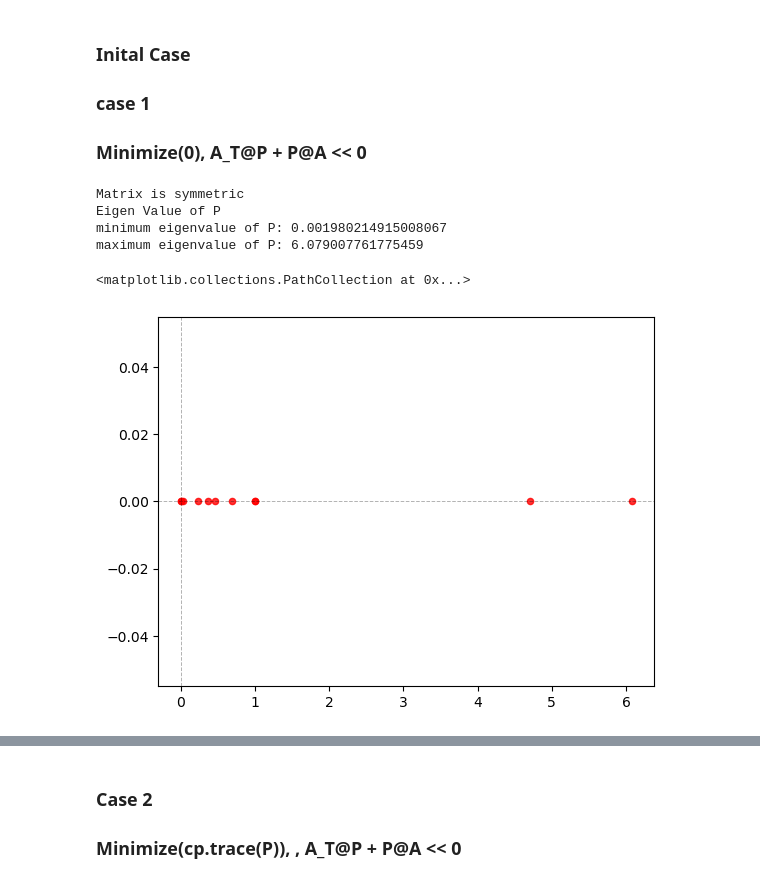
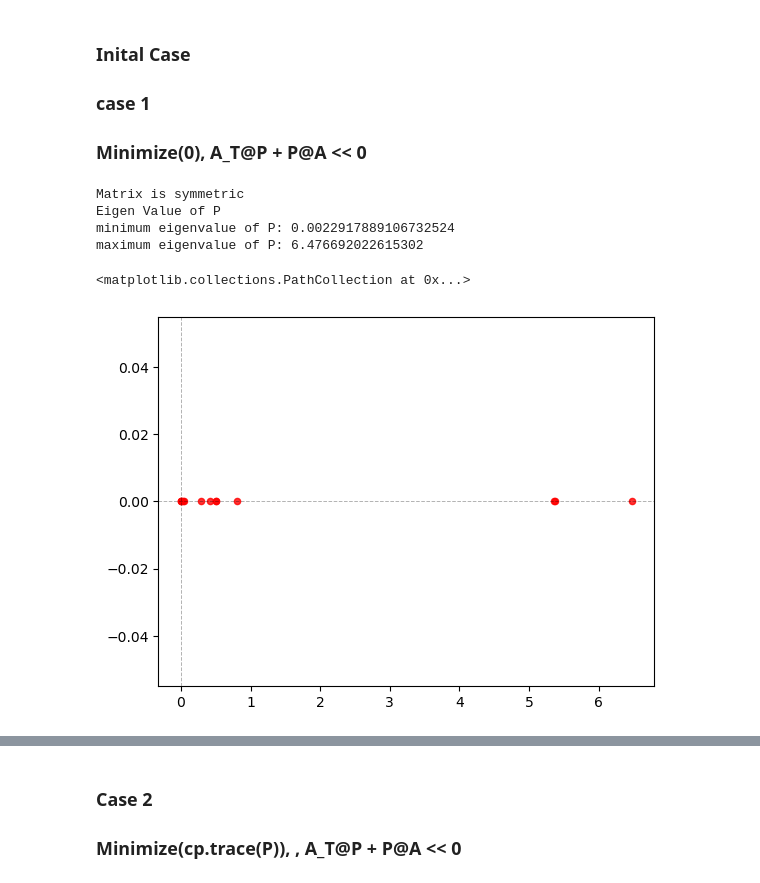
Before and after one commit to JunHyeokPSL/Lyapunov_SDP_Stability, a Jupyter notebook: Lyapunov Function - SDP.ipynb, the cells around one changed output, grey strips where cells are left out. Drawn from its saved outputs; the diff is of its cells as text; code cells hidden in the pictures.

```diff
--- a/Lyapunov Function - SDP.ipynb
+++ b/Lyapunov Function - SDP.ipynb
@@ -41,10 +41,12 @@ con_dict = {'kp1': 8,
 # Ngen  number of generator
 # Nval  number of variables for one generator
 Ts = 0.5*10**-4
-error_mat = np.array([0.0001, 0, -0.0001])
+error_mat = np.array([0.0005, 0, -0.0005])
+
 scenario = 'droop'
-case_dict = {'Ngen':2, 'Nval': cal_Nvariable(scenario), 'Ts': 0.5*10**-4, 'Ttotal': 200,
-            'wpu':1.0, 'Wmax': 1.02, 'error': error_mat}
+load_pattern = [90,110,110, 110]
+case_dict = {'Ngen':3, 'Nval': cal_Nvariable(scenario), 'Ts': 0.5*10**-4, 'Ttotal': 200,
+            'wpu':1.0, 'Wmax': 1.02, 'error': error_mat, 'input_flag': True, 'load_pattern': load_pattern}
 
 A = generate_Amat(gen_dict, con_dict, case_dict, 'droop')
 B = generate_Bmat(gen_dict, con_dict, case_dict)
@@ -78,11 +80,11 @@ n = A.shape[0]
 
 # Define the LMI variables
 P = cp.Variable((n,n), symmetric = True)
-gamma = 1.0
-Q = np.eye(n)* gamma
+gamma = 1e-6
+G = np.eye(n)* gamma
 # Define the constraints for the LMI
-#constraints = [P >>0, A.T @ P + P@A + Q << 0]
-constraints = [P >>0, A.T @ P + P@A << 0]
+
+constraints = [P >> G, A.T @ P + P@A << 0 ]
 
 # Define the objective for the LMI optimization problem
 #obj = cp.Minimize(cp.trace(P))
@@ -90,37 +92,37 @@ obj = cp.Minimize(0)
 
 # Solve the LMI optimization problem
 prob = cp.Problem(obj, constraints)
 
 # Create a SolverOptions object and set the tolerance to 1e-6
 # Solve the problem with the specified options
-
 #prob.solve(solver=cp.MOSEK, verbose=True) #, options=options)
 prob.solve(solver=cp.MOSEK)
+
 
 P_value = np.round(P.value, decimals=5)
 eig,left_eig_v,right_eig_v = linalg.eig(P_value, left= True, right = True)
 check_symmetric(P_value)
 
 eig, eig_vec = linalg.eig(P_value)
 print("Eigen Value of P ")
 plt.axvline(x=0, color = 'black', alpha = 0.3, linewidth = 0.7, linestyle='--')
 plt.axhline(y=0, color = 'black', alpha = 0.3, linewidth = 0.7, linestyle='--')
 
 x = eig.real
 y = eig.imag
 
 print("minimum eigenvalue of P:", min(x))
 print("maximum eigenvalue of P:", max(x))
 
 
 plt.scatter(x,y, s = 20, c = 'r', alpha = 0.8)
 # %% [output]
 Matrix is symmetric
 Eigen Value of P
-minimum eigenvalue of P: 0.001980214915008067
-maximum eigenvalue of P: 6.079007761775459
+minimum eigenvalue of P: 0.0022917889106732524
+maximum eigenvalue of P: 6.476692022615302
 <matplotlib.collections.PathCollection at 0x...>
-[figure, old version]
+[figure, new version]
 # %%
 table = tabulate.tabulate(P.value, tablefmt='html')
 print("symmetric P Table")
```
Also changed, not shown: parts of 33 cells of this notebook, 1 other file.
